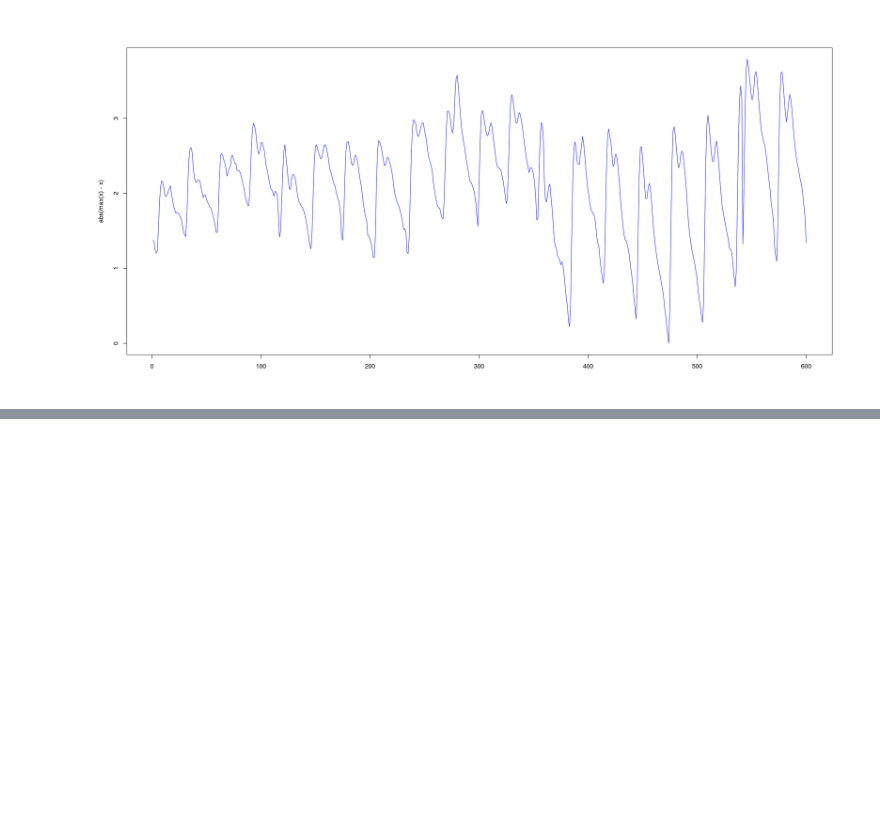
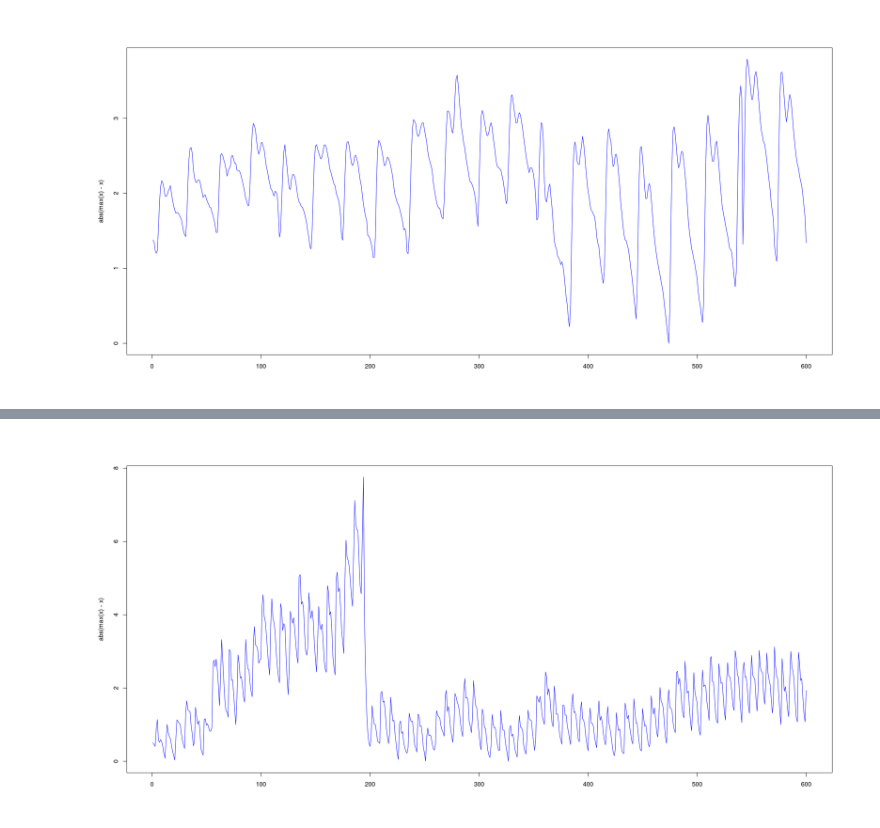
Before and after one commit to markolalovic/ppg-signal-extraction, a Jupyter notebook: notebooks/Analysis.ipynb, the cells around one changed output, grey strips where cells are left out. Saved outputs shown, nothing was run; the diff lists cells and outputs as text; code cells hidden in the pictures; blank space fills up the shorter version.

```diff
--- a/notebooks/Analysis.ipynb
+++ b/notebooks/Analysis.ipynb
@@ -39,0 +33,4 @@ peak.plot(as.vector(df.mat[22, 7:606]))
+# %%
+peak.plot(as.vector(df.mat[24, 7:606]))
+# %% [output]
+[figure, added]
```
Also changed, not shown: parts of 3 cells of this notebook, 7 other files.
